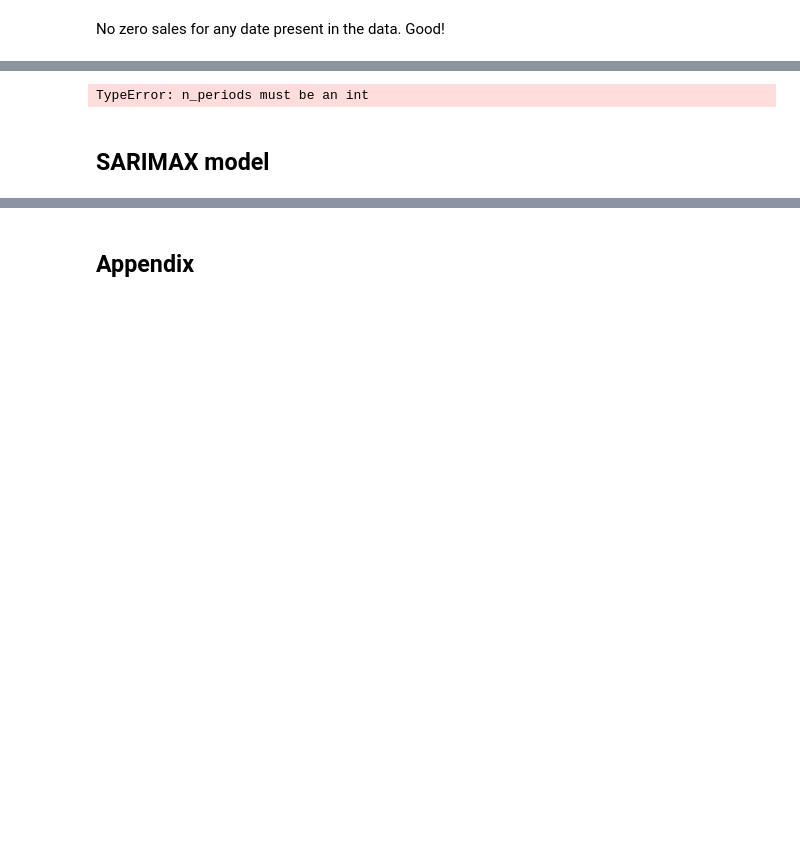
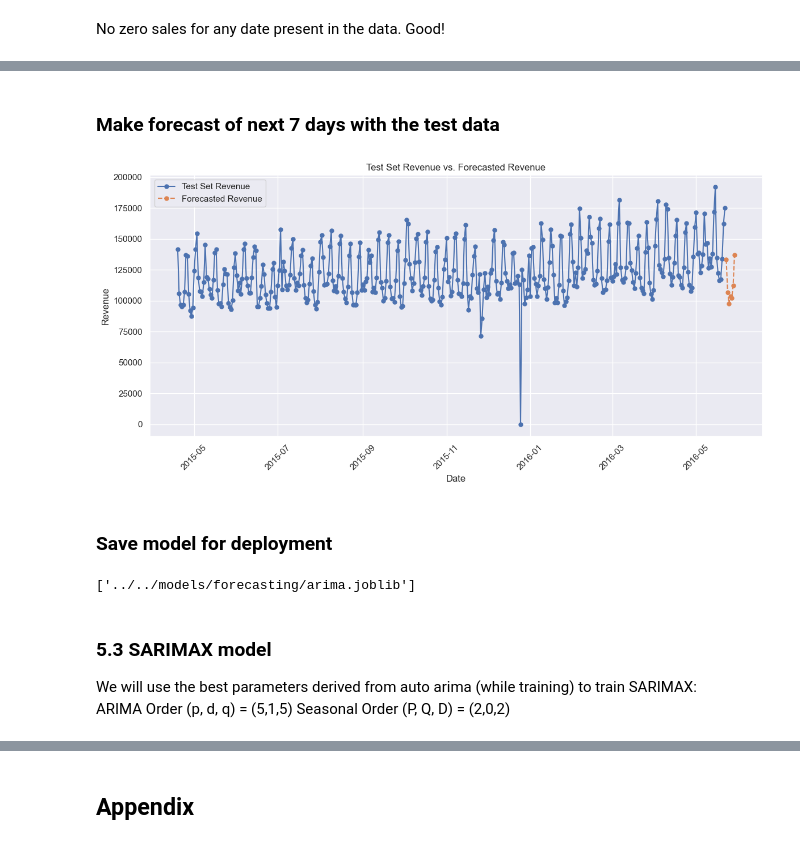
Before and after one commit to Kritz23/adv_mla_at2, a Jupyter notebook: notebooks/forecasting/dhawale_kritika-24587661-arima.ipynb, the cells around one changed output, grey strips where cells are left out. Saved outputs shown, nothing was run; the diff lists cells and outputs as text; code cells hidden in the pictures; blank space fills up the shorter version.

```diff
--- a/notebooks/forecasting/dhawale_kritika-24587661-arima.ipynb
+++ b/notebooks/forecasting/dhawale_kritika-24587661-arima.ipynb
@@ -233,15 +280,51 @@ Root Mean Squared Error (RMSE): 14852.505729845623
+# %% [markdown]
+### Make forecast of next 7 days with the test data
 # %%
-# Predict the next 7 days' revenue based on an input date
-input_date = pd.to_datetime('2023-09-01')  # Replace with your input date
+# Predict the next 7 days' revenue
 forecast_steps = 7
-forecast_index = pd.date_range(start=input_date, periods=forecast_steps)
-forecast = model_fit_arima.predict(forecast_index)
+forecast = model_fit_arima.predict(n_periods = forecast_steps)
 
-# Print the next 7 days' revenue forecast
-print("Next 7 Days' Revenue Forecast:")
-print(forecast)
+# Create a date range for the next 7 days
+forecast_dates = pd.date_range(start=df_test.index[-1] + pd.DateOffset(days=1), periods=7, freq='D')
+
+# Create a DataFrame for the forecasted data
+forecast_df = pd.DataFrame({'date': forecast_dates, 'forecasted_revenue': forecast})
+forecast_df.set_index('date', inplace=True)
+
+# Create a figure and axis for the plot
+fig, ax = plt.subplots(figsize=(12, 6))
+
+# Plot the test set revenue
+ax.plot(df_test.index, df_test['revenue'], label='Test Set Revenue', linestyle='-', marker='o', markersize=5)
+
+# Plot the forecasted revenue
+ax.plot(forecast_df.index, forecast_df['forecasted_revenue'], label='Forecasted Revenue', linestyle='--', marker='o', markersize=5)
+
+# Add labels and a legend
+ax.set_xlabel('Date')
+ax.set_ylabel('Revenue')
+ax.set_title('Test Set Revenue vs. Forecasted Revenue')
+ax.legend()
+
+# Rotate x-axis labels for better readability (optional)
+plt.xticks(rotation=45)
+
+# Show the plot
+plt.tight_layout()
+plt.show()
 # %% [output]
-TypeError: n_periods must be an int
+[figure, added]
+# %% [markdown]
+### Save model for deployment
+# %%
+from joblib import dump
+
+dump(model_fit_arima, '../../models/forecasting/arima.joblib')
+# %% [output]
+['../../models/forecasting/arima.joblib']
 # %% [markdown]
-## SARIMAX model
+### 5.3 SARIMAX model
+We will use the best parameters derived from auto arima (while training) to train SARIMAX: <br>
+ARIMA Order (p, d, q) = (5,1,5)
+Seasonal Order (P, Q, D) = (2,0,2)
 # %%
```
Also changed, not shown: parts of 55 cells of this notebook, 5 other files.
